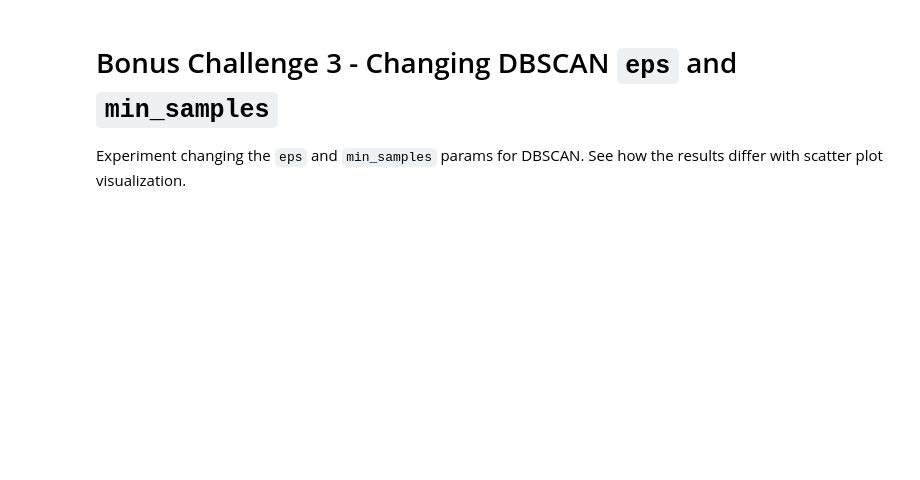
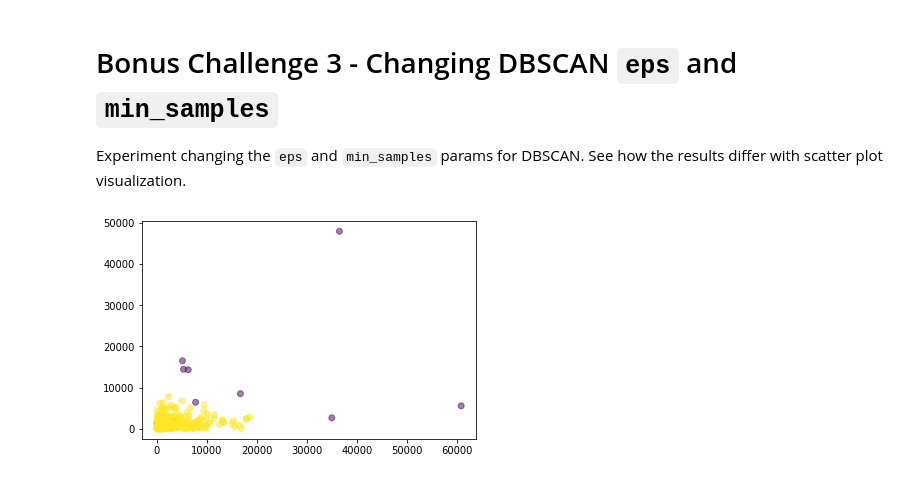
Before and after one commit to marinapm90/data-labs, a Jupyter notebook: module-3/lab-unsupervised-learning/your-code/main.ipynb, the cells around one changed output. Drawn from its saved outputs; the diff is of its cells as text; code cells hidden in the pictures; blank space fills up the shorter version.

```diff
--- a/module-3/lab-unsupervised-learning/your-code/main.ipynb
+++ b/module-3/lab-unsupervised-learning/your-code/main.ipynb
@@ -351,4 +362,16 @@ In advanced machine learning, data scientists try different numbers of clusters
 # Bonus Challenge 3 - Changing DBSCAN `eps` and `min_samples`
 
 Experiment changing the `eps` and `min_samples` params for DBSCAN. See how the results differ with scatter plot visualization.
+# %%
+# Your code here
+
+from sklearn.cluster import DBSCAN
+
+clustering = DBSCAN(eps=3, min_samples=3).fit(customers_scale)
+customers['labels_DBSCAN'] = clustering.labels_
+
+plt.scatter(customers['Frozen'], customers['Delicassen'], c=customers.labels_DBSCAN, alpha=0.5)
+plt.show()
+# %% [output]
+[figure, added]
 # %%
```
Also changed, not shown: parts of 9 cells of this notebook.
